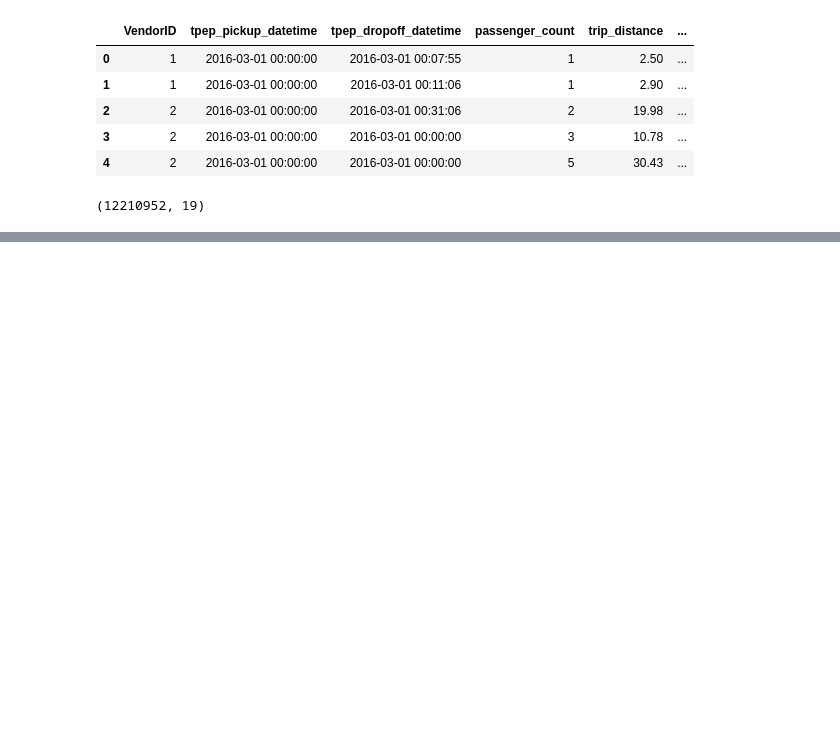
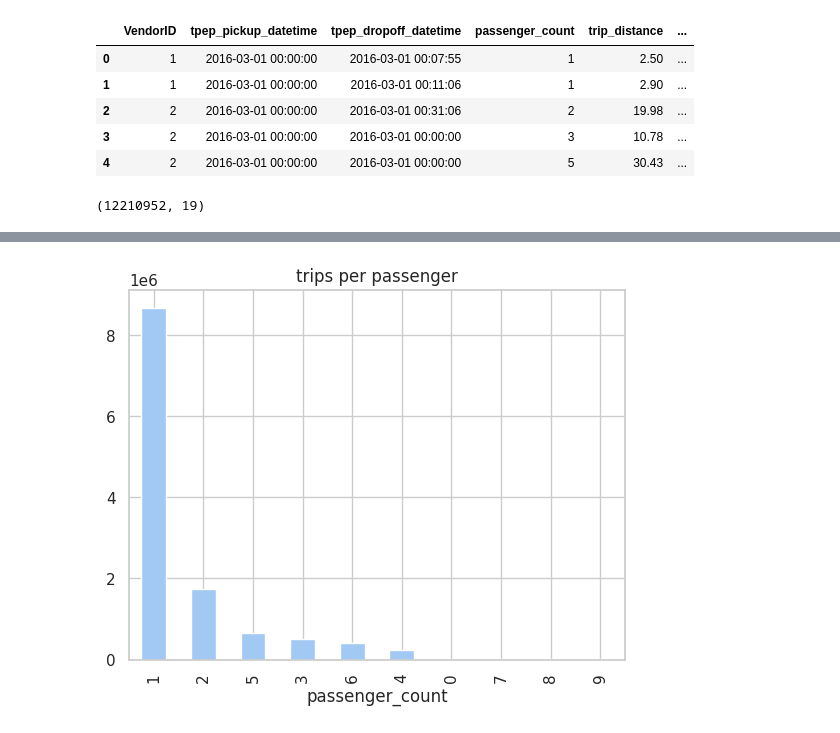
Before and after one commit to ramoliyaYug/EDAs, a Jupyter notebook: NYCYellowTaxi/NYCYellowTaxi.ipynb, the cells around one changed output, grey strips where cells are left out. Saved outputs shown, nothing was run; the diff lists cells and outputs as text; code cells hidden in the pictures; blank space fills up the shorter version.

```diff
--- a/NYCYellowTaxi/NYCYellowTaxi.ipynb
+++ b/NYCYellowTaxi/NYCYellowTaxi.ipynb
@@ -28,0 +155,9 @@ df.shape
+# %%
+#trips per passenger
+df['passenger_count'].value_counts().plot(
+    kind='bar',
+    title='trips per passenger'
+)
+plt.show()
+# %% [output]
+[figure, added]
```
Also changed, not shown: parts of 27 cells of this notebook.
